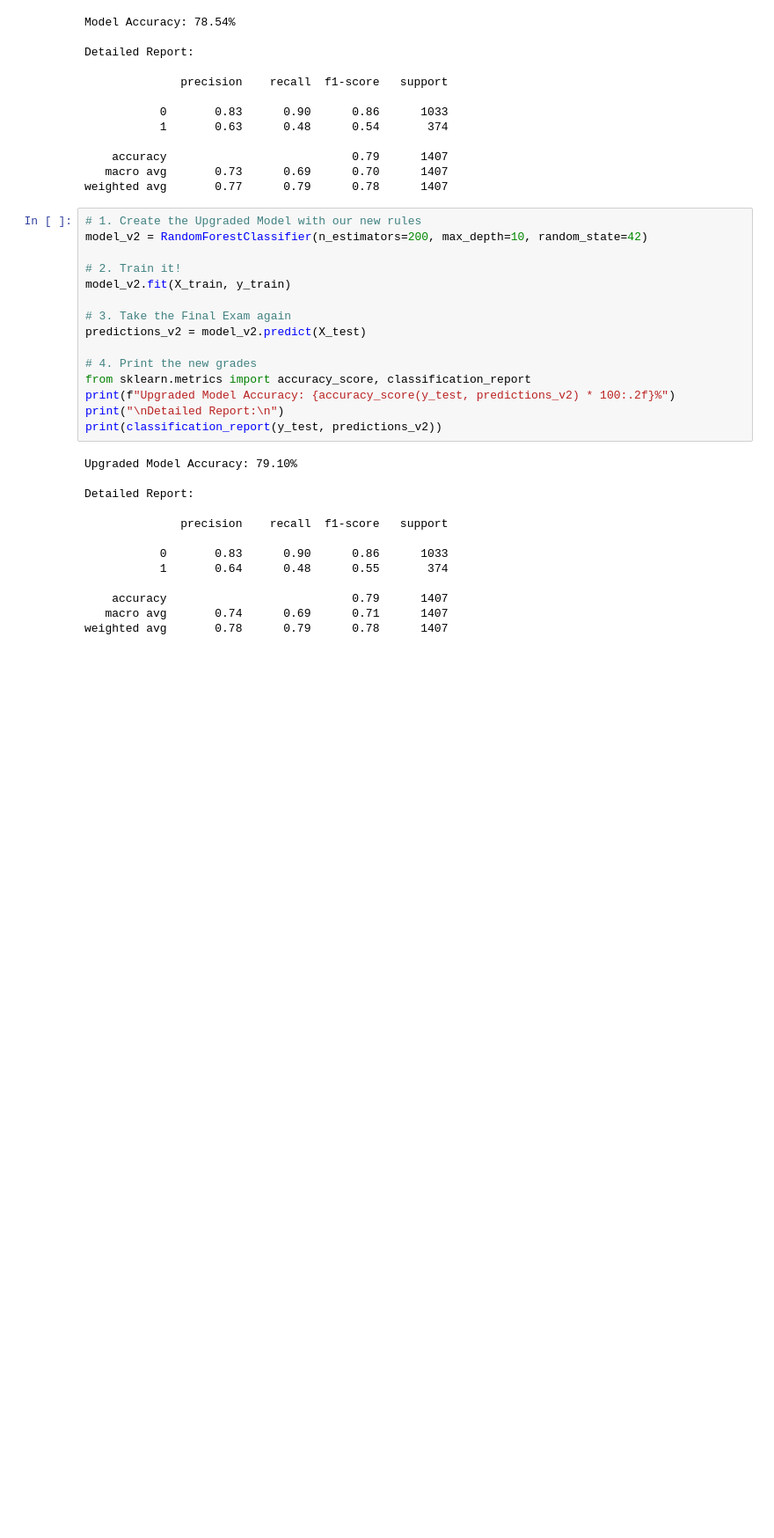
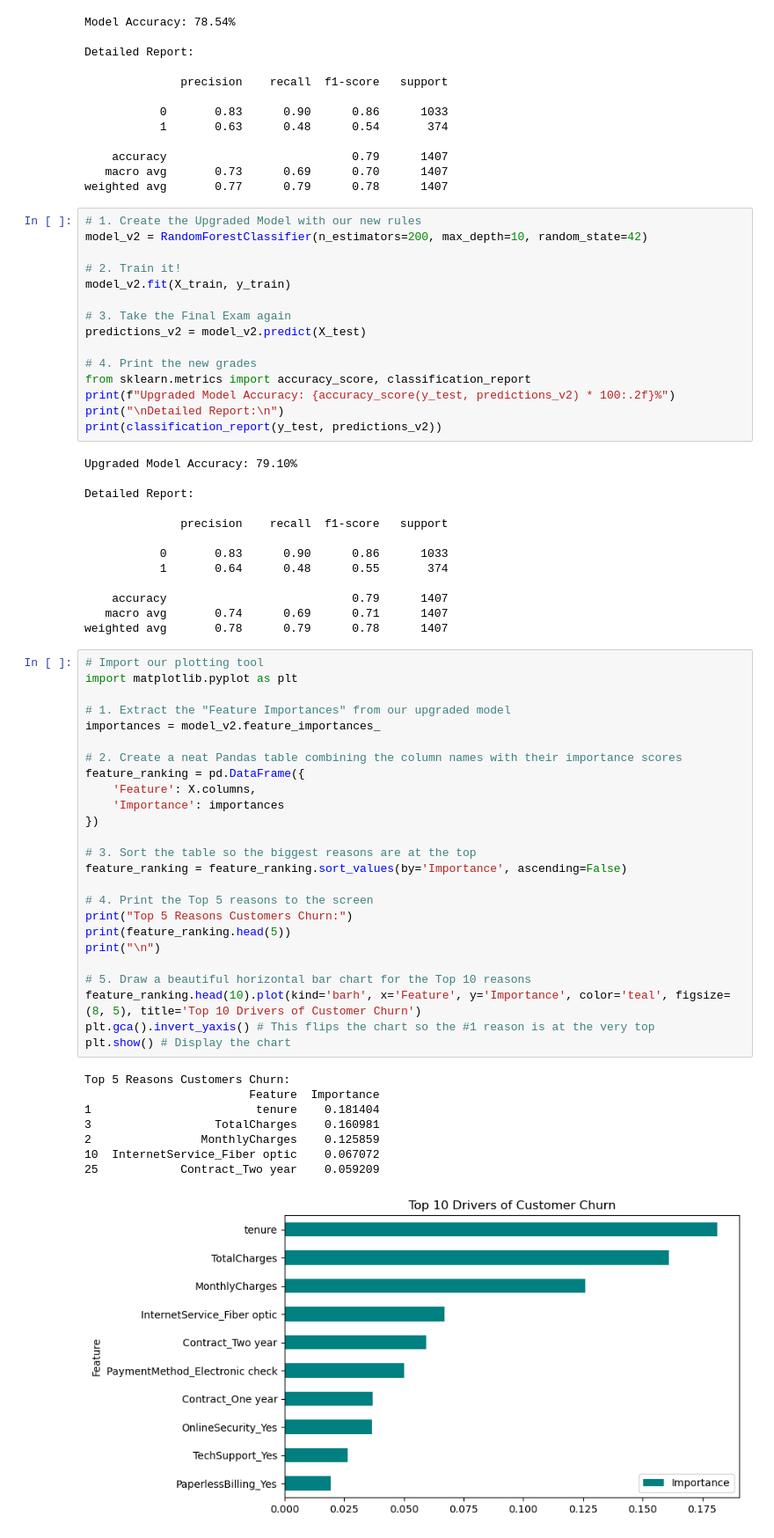
Before and after one commit to dishamaheshwari1/Customer-Retention-ML, a Jupyter notebook: Customer_Churn_Analysis.ipynb, the cells around one changed output. Shown at 88% size. Saved outputs shown, nothing was run; the diff lists cells and outputs as text; blank space fills up the shorter version.

```diff
--- a/Customer_Churn_Analysis.ipynb
+++ b/Customer_Churn_Analysis.ipynb
@@ -185,3 +185,37 @@ Detailed Report:
     accuracy                           0.79      1407
    macro avg       0.74      0.69      0.71      1407
 weighted avg       0.78      0.79      0.78      1407
+# %%
+# Import our plotting tool
+import matplotlib.pyplot as plt
+
+# 1. Extract the "Feature Importances" from our upgraded model
+importances = model_v2.feature_importances_
+
+# 2. Create a neat Pandas table combining the column names with their importance scores
+feature_ranking = pd.DataFrame({
+    'Feature': X.columns,
+    'Importance': importances
+})
+
+# 3. Sort the table so the biggest reasons are at the top
+feature_ranking = feature_ranking.sort_values(by='Importance', ascending=False)
+
+# 4. Print the Top 5 reasons to the screen
+print("Top 5 Reasons Customers Churn:")
+print(feature_ranking.head(5))
+print("\n")
+
+# 5. Draw a beautiful horizontal bar chart for the Top 10 reasons
+feature_ranking.head(10).plot(kind='barh', x='Feature', y='Importance', color='teal', figsize=(8, 5), title='Top 10 Drivers of Customer Churn')
+plt.gca().invert_yaxis() # This flips the chart so the #1 reason is at the very top
+plt.show() # Display the chart
+# %% [output]
+Top 5 Reasons Customers Churn:
+                        Feature  Importance
+1                        tenure    0.181404
+3                  TotalCharges    0.160981
+2                MonthlyCharges    0.125859
+10  InternetService_Fiber optic    0.067072
+25            Contract_Two year    0.059209
+[figure, added]
```
